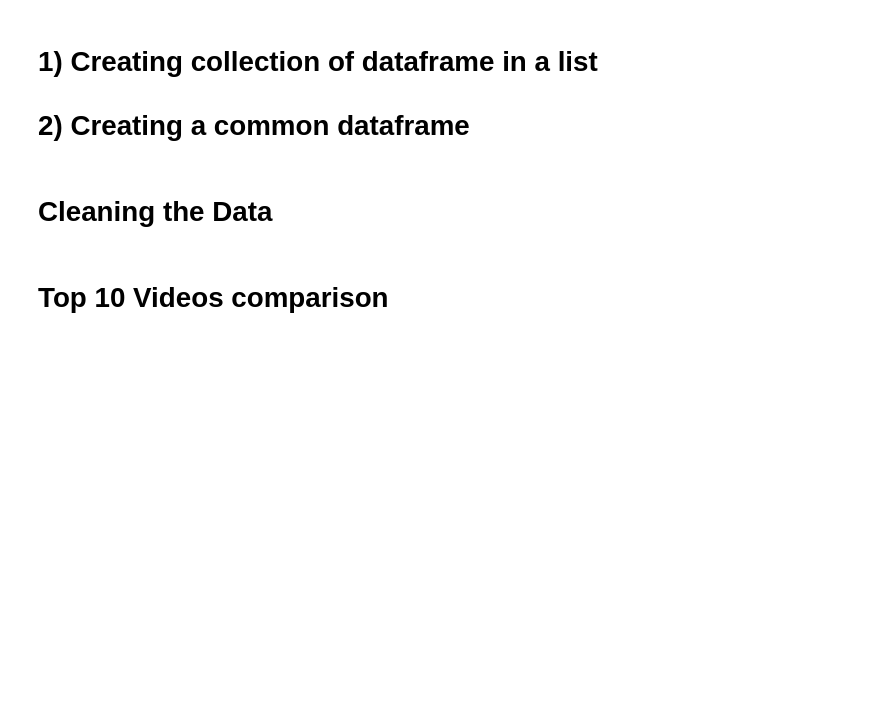
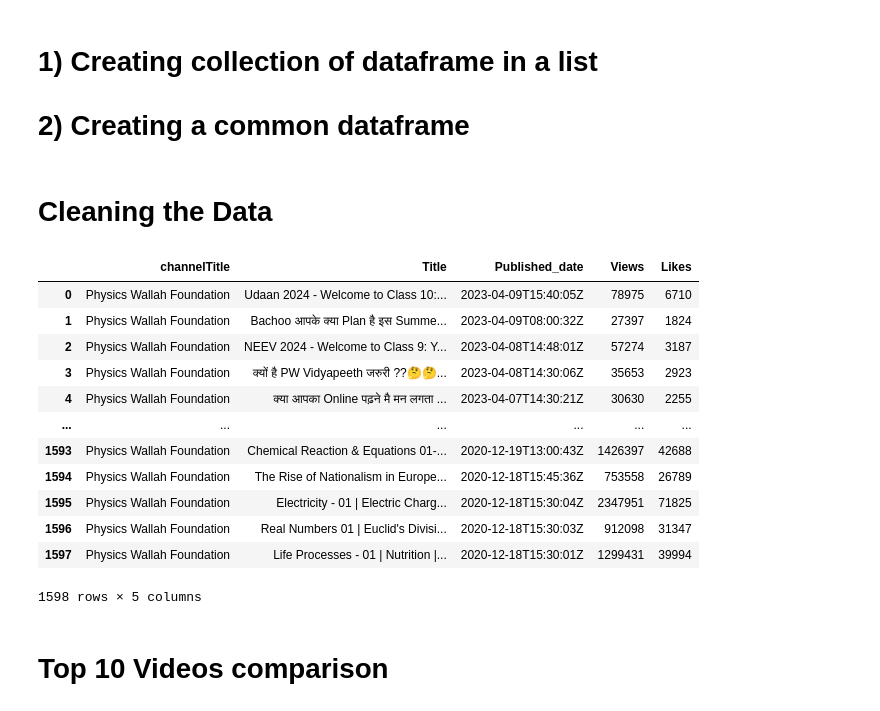
Before and after one commit to Shree7676/Data-Science-Masters, a Jupyter notebook: youtube_webscrab/yt_scrap.ipynb, the cells around one changed output. Drawn from its saved outputs; the diff is of its cells as text; code cells hidden in the pictures; blank space fills up the shorter version.

```diff
--- a/youtube_webscrab/yt_scrap.ipynb
+++ b/youtube_webscrab/yt_scrap.ipynb
@@ -153,6 +155,22 @@ for seprate_yt_details in list_all_video_details:
 merged_df=pd.concat([x for x in df_collection],axis=0)
 # %% [markdown]
 # Cleaning the Data
+# %%
+merged_df[merged_df.channelTitle == 'Physics Wallah Foundation']
+# %% [output]
+|  | channelTitle | Title | Published_date | Views | Likes |
+| 0 | Physics Wallah Foundation | Udaan 2024 - Welcome to Class 10:... | 2023-04-09T15:40:05Z | 78975 | 6710 |
+| 1 | Physics Wallah Foundation | Bachoo आपके क्या Plan है इस Summe... | 2023-04-09T08:00:32Z | 27397 | 1824 |
+| 2 | Physics Wallah Foundation | NEEV 2024 - Welcome to Class 9: Y... | 2023-04-08T14:48:01Z | 57274 | 3187 |
+| 3 | Physics Wallah Foundation | क्यों है PW Vidyapeeth जरुरी ??🤔🤔... | 2023-04-08T14:30:06Z | 35653 | 2923 |
+| 4 | Physics Wallah Foundation | क्या आपका Online पढ़ने मै मन लगता ... | 2023-04-07T14:30:21Z | 30630 | 2255 |
+| ... | ... | ... | ... | ... | ... |
+| 1593 | Physics Wallah Foundation | Chemical Reaction & Equations 01-... | 2020-12-19T13:00:43Z | 1426397 | 42688 |
+| 1594 | Physics Wallah Foundation | The Rise of Nationalism in Europe... | 2020-12-18T15:45:36Z | 753558 | 26789 |
+| 1595 | Physics Wallah Foundation | Electricity - 01 | Electric Charg... | 2020-12-18T15:30:04Z | 2347951 | 71825 |
+| 1596 | Physics Wallah Foundation | Real Numbers 01 | Euclid's Divisi... | 2020-12-18T15:30:03Z | 912098 | 31347 |
+| 1597 | Physics Wallah Foundation | Life Processes - 01 | Nutrition |... | 2020-12-18T15:30:01Z | 1299431 | 39994 |
+1598 rows × 5 columns
 # %%
 
 def cleaning_data(df,channel_name):
```
Also changed, not shown: parts of 7 cells of this notebook, 10 other files.
